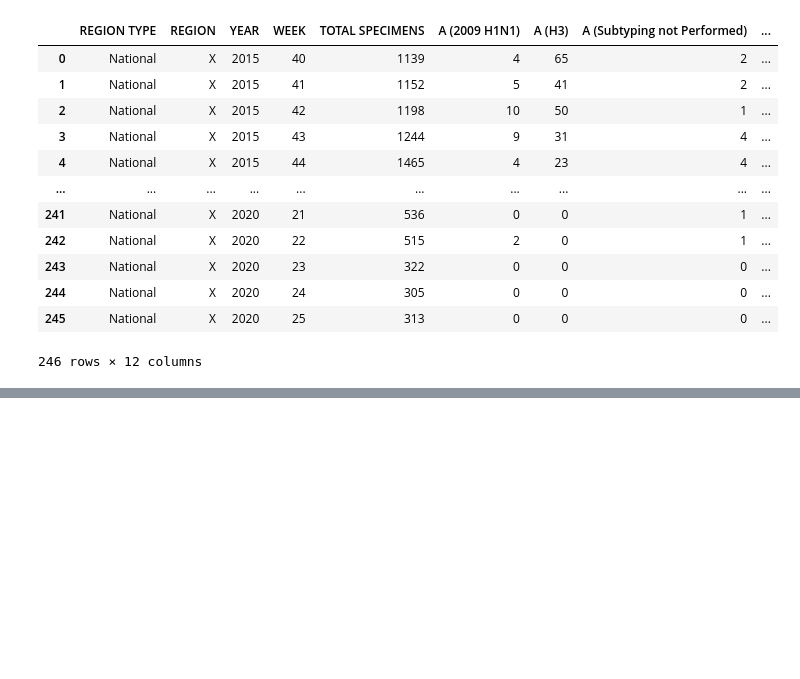
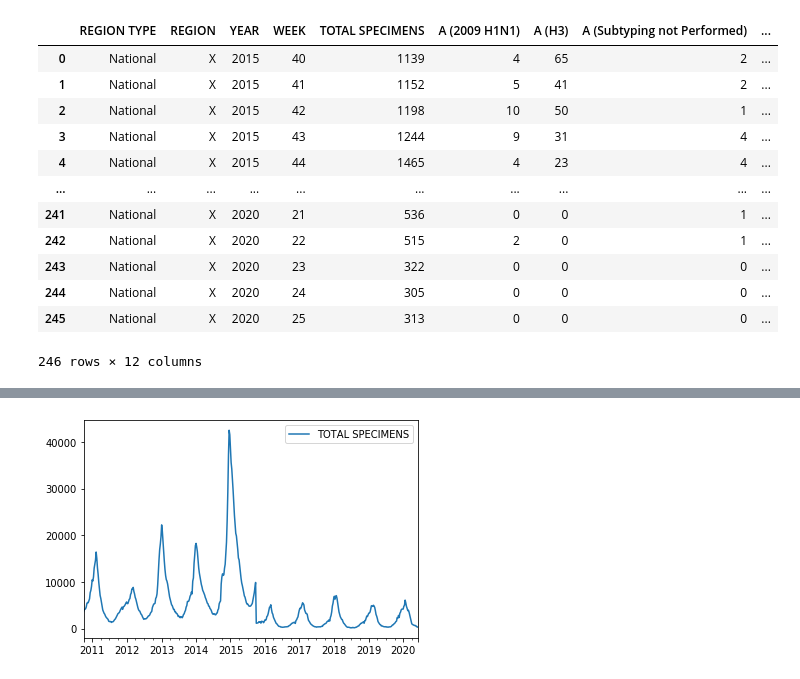
Before and after one commit to mjwolfe91/QTW-CaseStudy4, a Jupyter notebook: FluForecasting.ipynb, the cells around one changed output, grey strips where cells are left out. Drawn from its saved outputs; the diff is of its cells as text; code cells hidden in the pictures; blank space fills up the shorter version.

Commit message:
Pushed Plots

```diff
--- a/FluForecasting.ipynb
+++ b/FluForecasting.ipynb
@@ -38,0 +55,9 @@ flu2010
+# %%
+date_index = pd.date_range(start="2010-10-3", end="2020-6-14", freq='W-SUN')
+TS = pd.DataFrame(pd.concat([flu2010['TOTAL SPECIMENS'],flu2015['TOTAL SPECIMENS']]))
+FluCases = TS.set_index(date_index)
+# %%
+FluCases.plot()
+plt.show()
+# %% [output]
+[figure, added]
```
Also changed, not shown: parts of 10 cells of this notebook.
